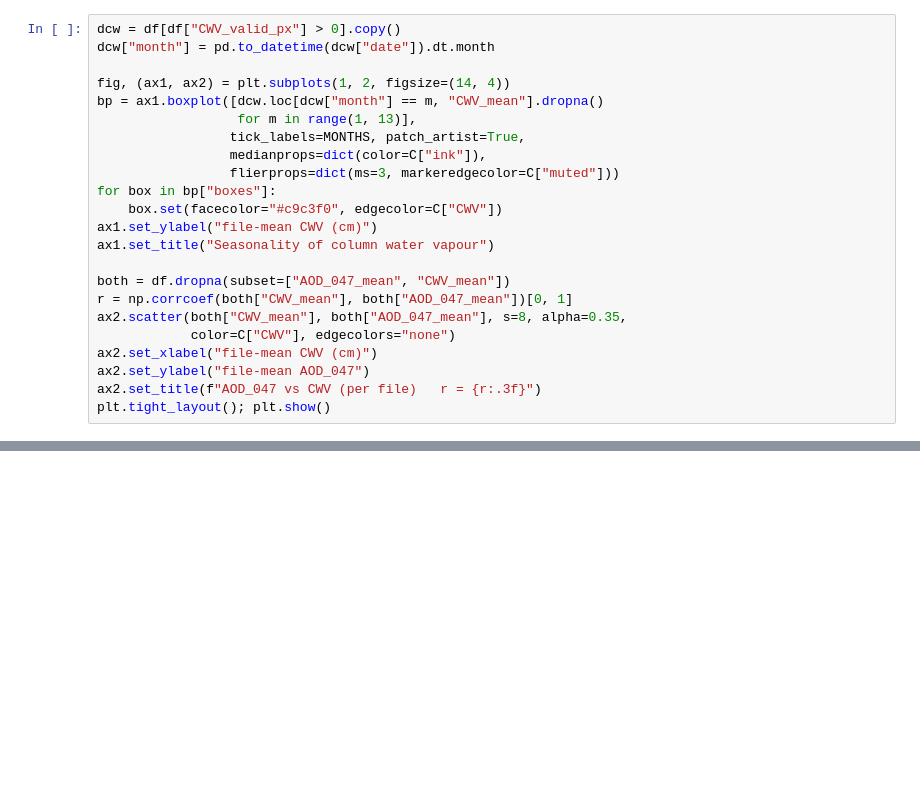
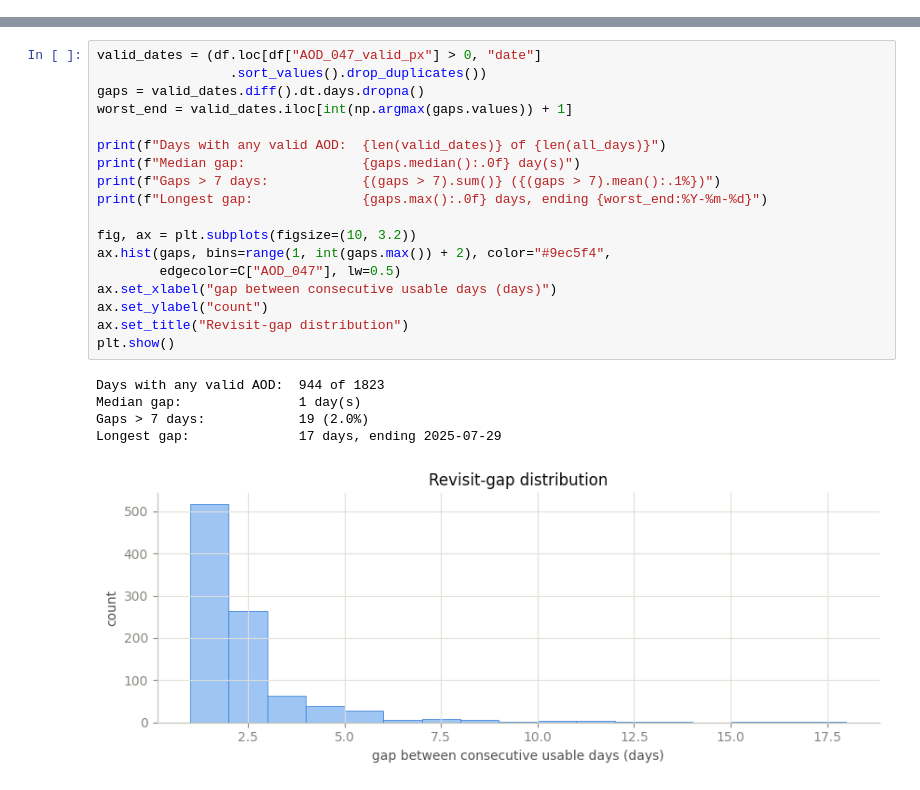
Before and after one commit to andreLlanes/ALAPA-APP, a Jupyter notebook: eda_modis.ipynb, the cells around one changed output, grey strips where cells are left out. Cells and saved outputs as stored; diff of their text form; blank space fills up the shorter version.

```diff
--- a/eda_modis.ipynb
+++ b/eda_modis.ipynb
@@ -454,23 +0,0 @@ sources rather than humidity.
-# %%
-dcw = df[df["CWV_valid_px"] > 0].copy()
-dcw["month"] = pd.to_datetime(dcw["date"]).dt.month
-
-fig, (ax1, ax2) = plt.subplots(1, 2, figsize=(14, 4))
-bp = ax1.boxplot([dcw.loc[dcw["month"] == m, "CWV_mean"].dropna()
-                  for m in range(1, 13)],
-                 tick_labels=MONTHS, patch_artist=True,
-                 medianprops=dict(color=C["ink"]),
-                 flierprops=dict(ms=3, markeredgecolor=C["muted"]))
-for box in bp["boxes"]:
-    box.set(facecolor="#c9c3f0", edgecolor=C["CWV"])
-ax1.set_ylabel("file-mean CWV (cm)")
-ax1.set_title("Seasonality of column water vapour")
-
-both = df.dropna(subset=["AOD_047_mean", "CWV_mean"])
-r = np.corrcoef(both["CWV_mean"], both["AOD_047_mean"])[0, 1]
-ax2.scatter(both["CWV_mean"], both["AOD_047_mean"], s=8, alpha=0.35,
-            color=C["CWV"], edgecolors="none")
-ax2.set_xlabel("file-mean CWV (cm)")
-ax2.set_ylabel("file-mean AOD_047")
-ax2.set_title(f"AOD_047 vs CWV (per file)   r = {r:.3f}")
-plt.tight_layout(); plt.show()
@@ -545,0 +255,24 @@ Longest gap:          17 d, ending 2025-11-06
+# %%
+valid_dates = (df.loc[df["AOD_047_valid_px"] > 0, "date"]
+                 .sort_values().drop_duplicates())
+gaps = valid_dates.diff().dt.days.dropna()
+worst_end = valid_dates.iloc[int(np.argmax(gaps.values)) + 1]
+
+print(f"Days with any valid AOD:  {len(valid_dates)} of {len(all_days)}")
+print(f"Median gap:               {gaps.median():.0f} day(s)")
+print(f"Gaps > 7 days:            {(gaps > 7).sum()} ({(gaps > 7).mean():.1%})")
+print(f"Longest gap:              {gaps.max():.0f} days, ending {worst_end:%Y-%m-%d}")
+
+fig, ax = plt.subplots(figsize=(10, 3.2))
+ax.hist(gaps, bins=range(1, int(gaps.max()) + 2), color="#9ec5f4",
+        edgecolor=C["AOD_047"], lw=0.5)
+ax.set_xlabel("gap between consecutive usable days (days)")
+ax.set_ylabel("count")
+ax.set_title("Revisit-gap distribution")
+plt.show()
+# %% [output]
+Days with any valid AOD:  944 of 1823
+Median gap:               1 day(s)
+Gaps > 7 days:            19 (2.0%)
+Longest gap:              17 days, ending 2025-07-29
+[figure, added]
```
Also changed, not shown: parts of 52 cells of this notebook.
